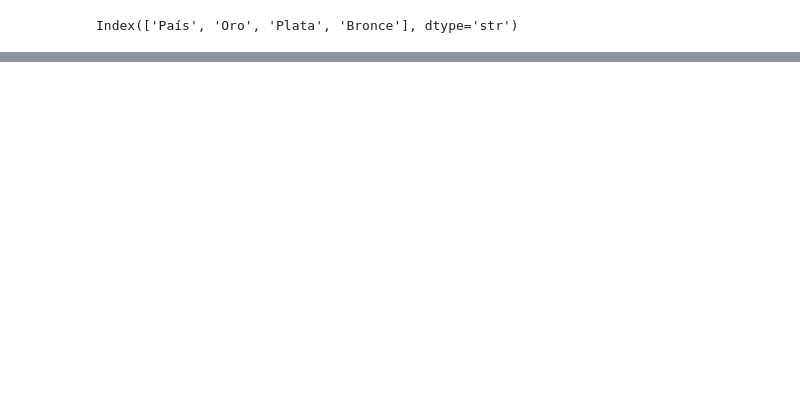
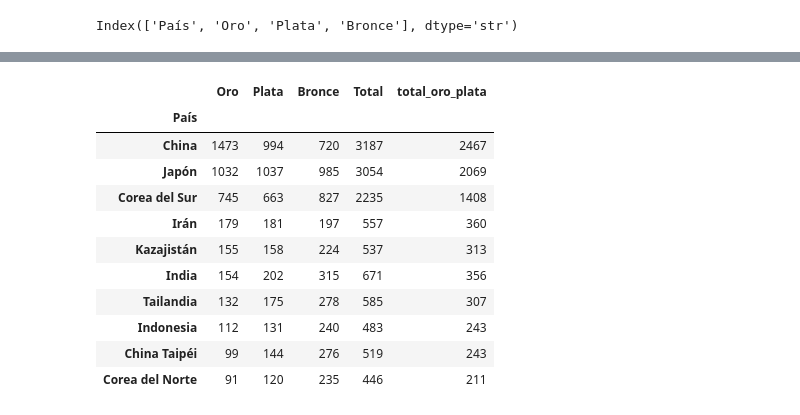
Before and after one commit to alirisescobar-cpu/pair-programming-jesica-ali-mod3, a Jupyter notebook: leccion2_pandas.ipynb, the cells around one changed output, grey strips where cells are left out. Cells and saved outputs as stored; diff of their text form; code cells hidden in the pictures; blank space fills up the shorter version.

```diff
--- a/leccion2_pandas.ipynb
+++ b/leccion2_pandas.ipynb
@@ -83,0 +336,9 @@ medallas.head() # Echamos un vistazo rápido
+# %%
+Total_medallas= medallas[["Oro", "Plata", "Bronce"]].sum(axis=1)
+medallas.insert(3, "Total", Total_medallas)
+
+#4 → posición de la columna (en este ejemplo, después de Oro, Plata y Bronce)
+
+# "Total" → nombre de la columna
+
+#Total_medallas → la Serie con la suma de medallas por país
@@ -83,0 +377,25 @@ medallas.head() # Echamos un vistazo rápido
+# %%
+##Para probar, voy a insertar una nuevo columna (que no piden los ejercicios ) por ASIGNACIÓN DIRECTA
+
+#Me invento una condición
+Total_medallas_oro_plata= medallas[["Oro", "Plata"]].sum(axis=1) # ----> condicion
+
+medallas["total_oro_plata"]=Total_medallas_oro_plata # ----->
+## -Crea una nueva columna llamada "total_oro_plata" en el DataFrame medallas.
+
+## - Asigna los valores de la Serie Total_medallas_oro_plata a esa columna
+
+medallas
+# %% [output]
+|  | Oro | Plata | Bronce | Total | total_oro_plata |
+| País |  |  |  |  |  |
+| China | 1473 | 994 | 720 | 3187 | 2467 |
+| Japón | 1032 | 1037 | 985 | 3054 | 2069 |
+| Corea del Sur | 745 | 663 | 827 | 2235 | 1408 |
+| Irán | 179 | 181 | 197 | 557 | 360 |
+| Kazajistán | 155 | 158 | 224 | 537 | 313 |
+| India | 154 | 202 | 315 | 671 | 356 |
+| Tailandia | 132 | 175 | 278 | 585 | 307 |
+| Indonesia | 112 | 131 | 240 | 483 | 243 |
+| China Taipéi | 99 | 144 | 276 | 519 | 243 |
+| Corea del Norte | 91 | 120 | 235 | 446 | 211 |
```
Also changed, not shown: parts of 24 cells of this notebook.
